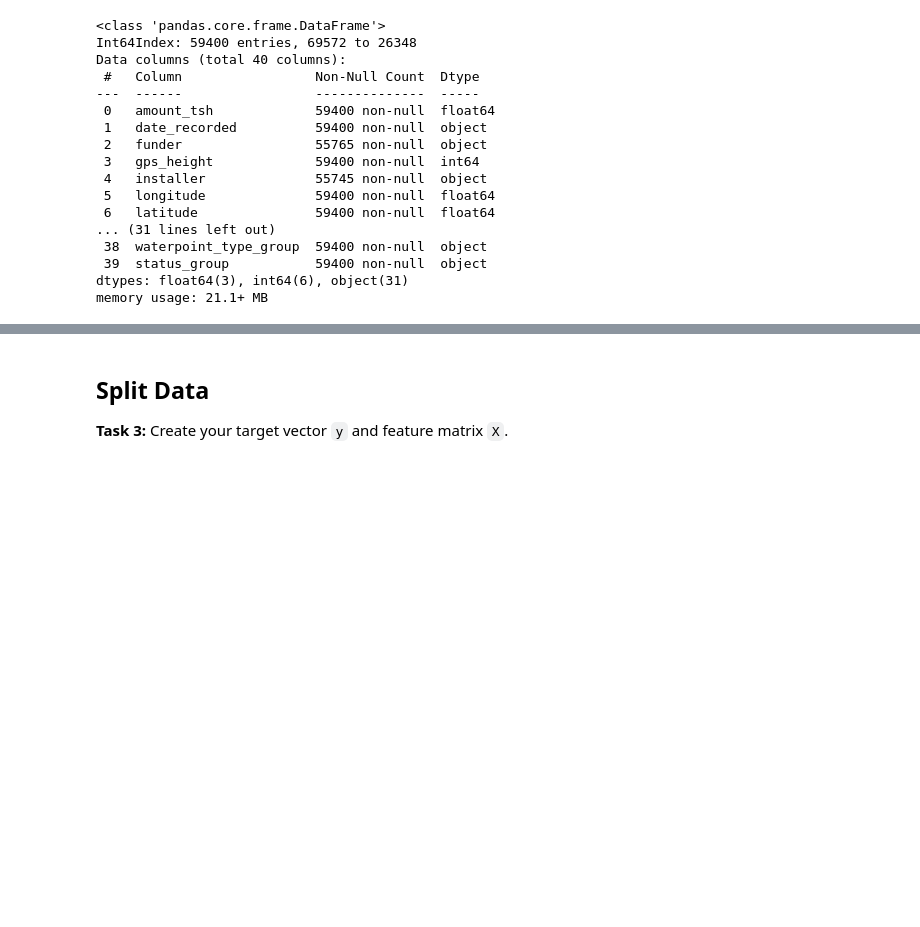
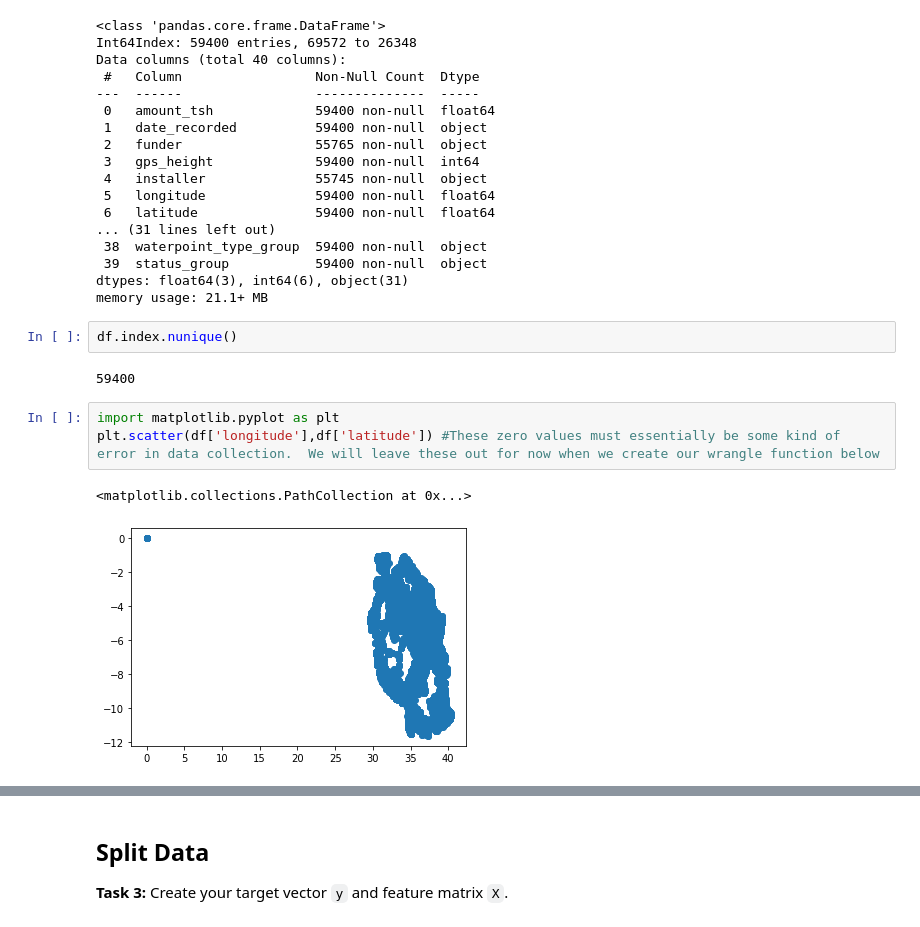
Before and after one commit to Samuel-Egbert31415/DS-Unit-2-Kaggle-Challenge, a Jupyter notebook: module1-decision-trees/DS-module-project-221.ipynb, the cells around one changed output, grey strips where cells are left out. Drawn from its saved outputs; the diff is of its cells as text; blank space fills up the shorter version.

```diff
--- a/module1-decision-trees/DS-module-project-221.ipynb
+++ b/module1-decision-trees/DS-module-project-221.ipynb
@@ -88,3 +88,13 @@ Data columns (total 40 columns):
  39  status_group           59400 non-null  object
 dtypes: float64(3), int64(6), object(31)
 memory usage: 21.1+ MB
+# %%
+df.index.nunique()
+# %% [output]
+59400
+# %%
+import matplotlib.pyplot as plt
+plt.scatter(df['longitude'],df['latitude']) #These zero values must essentially be some kind of error in data collection.  We will leave these out for now when we create our wrangle function below
+# %% [output]
+<matplotlib.collections.PathCollection at 0x...>
+[figure, added]
```
Also changed, not shown: parts of 12 cells of this notebook.
